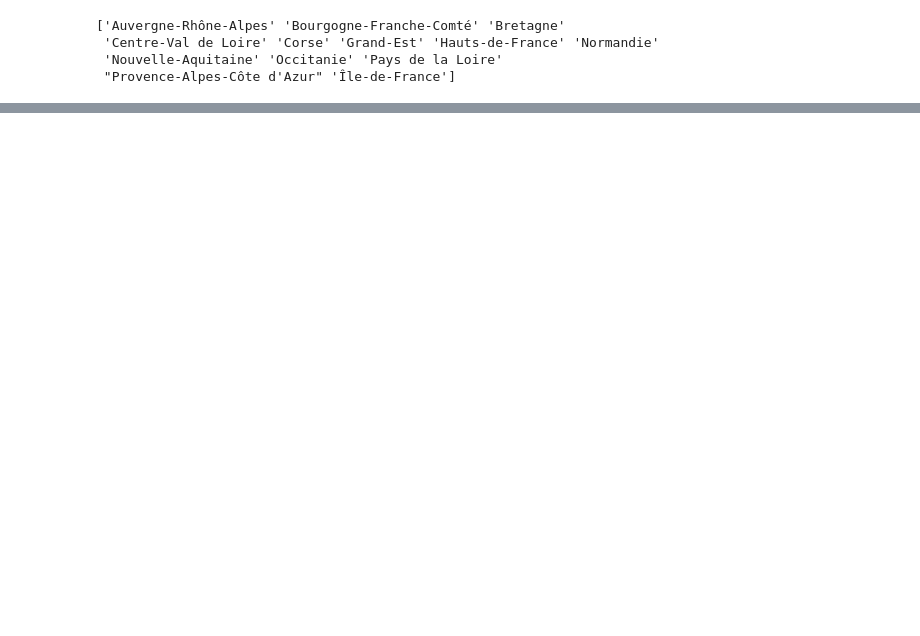
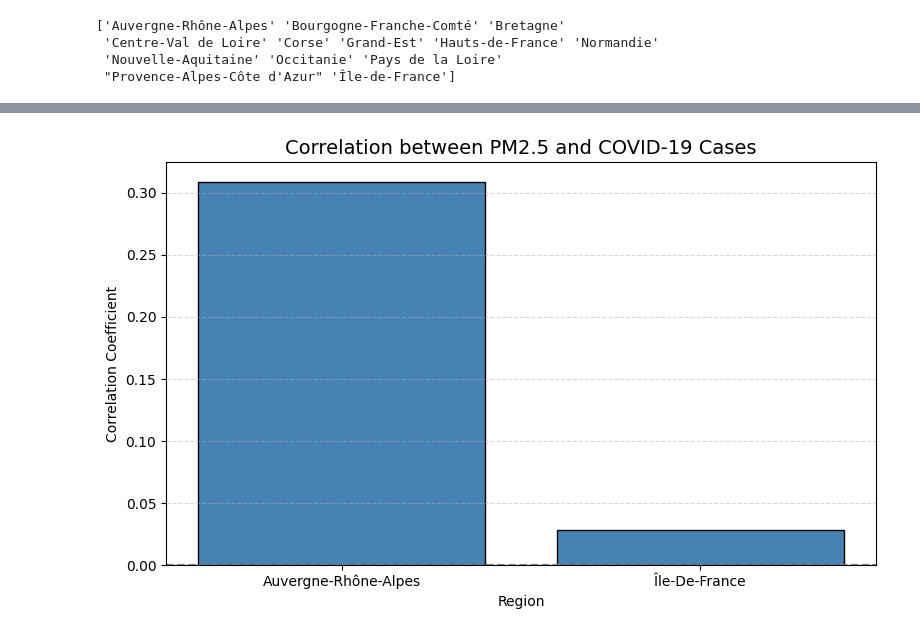
Before and after one commit to TamaraMeliora/Project1_FreshAir, a Jupyter notebook: main_2_merged.ipynb, the cells around one changed output, grey strips where cells are left out. Cells and saved outputs as stored; diff of their text form; code cells hidden in the pictures; blank space fills up the shorter version.

Commit message:
project done

```diff
--- a/main_2_merged.ipynb
+++ b/main_2_merged.ipynb
@@ -340,7 +212,7 @@ def compute_region_abs_change(df):
     ).reset_index()
 
 def main():
-    filepath = r'C:\Users\maxpi\Documents\data_ironhack\Project W3\Project_FreshAir\covid-hospit-incid-reg-2023-03-31-18h01.csv'
+    filepath = r'/Users/tomamely/Desktop/covid-hospit-incid-reg-2023-03-31-18h01.csv'
 
     cases_france = load_and_clean_data(filepath)
     cases_france = filter_mainland_regions(cases_france)
@@ -434,0 +306,28 @@ for region in regions:
+# %%
+
+# Keep only the selected regions
+target_regions = ['auvergne-rhône-alpes', 'île-de-france']
+filtered_df = merged_df[merged_df['region'].isin(target_regions)]
+
+# Calculate correlation between PM2.5 pollution and COVID-19 cases
+correlations = filtered_df.groupby('region').apply(
+    lambda x: x['avg_value'].corr(x['number_of_cases'])
+)
+
+# Plot the correlations for the selected regions
+import matplotlib.pyplot as plt
+
+correlations_sorted = correlations.sort_values(ascending=False)
+
+plt.figure(figsize=(8, 5))
+plt.bar(correlations_sorted.index.str.title(), correlations_sorted.values, color='steelblue', edgecolor='black')
+
+plt.title('Correlation between PM2.5 and COVID-19 Cases', fontsize=14)
+plt.xlabel('Region')
+plt.ylabel('Correlation Coefficient')
+plt.axhline(0, color='gray', linestyle='--')
+plt.grid(axis='y', linestyle='--', alpha=0.5)
+plt.tight_layout()
+plt.show()
+# %% [output]
+[figure, added]
```
Also changed, not shown: parts of 6 cells of this notebook, 4 other files.
